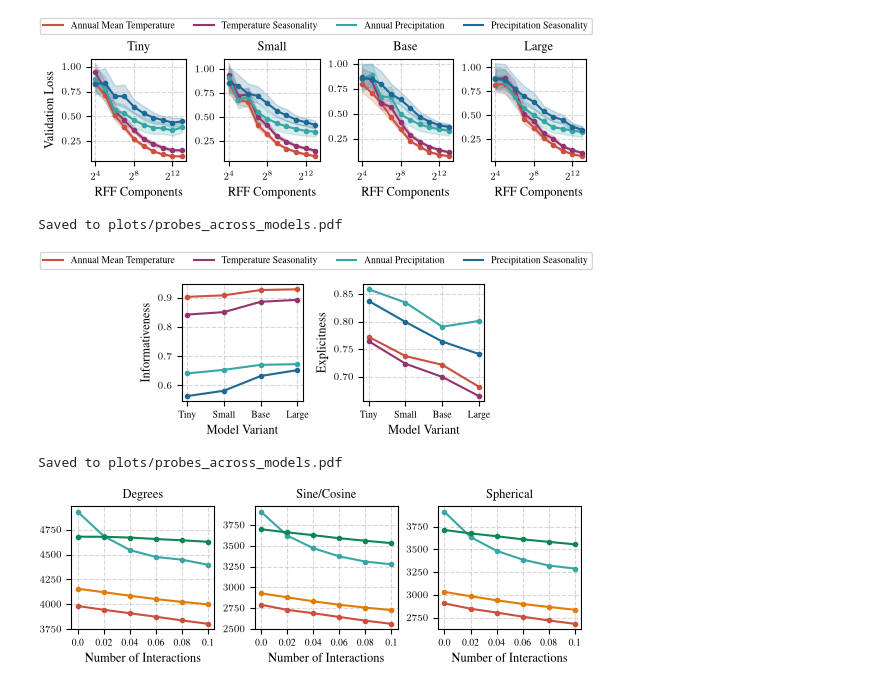
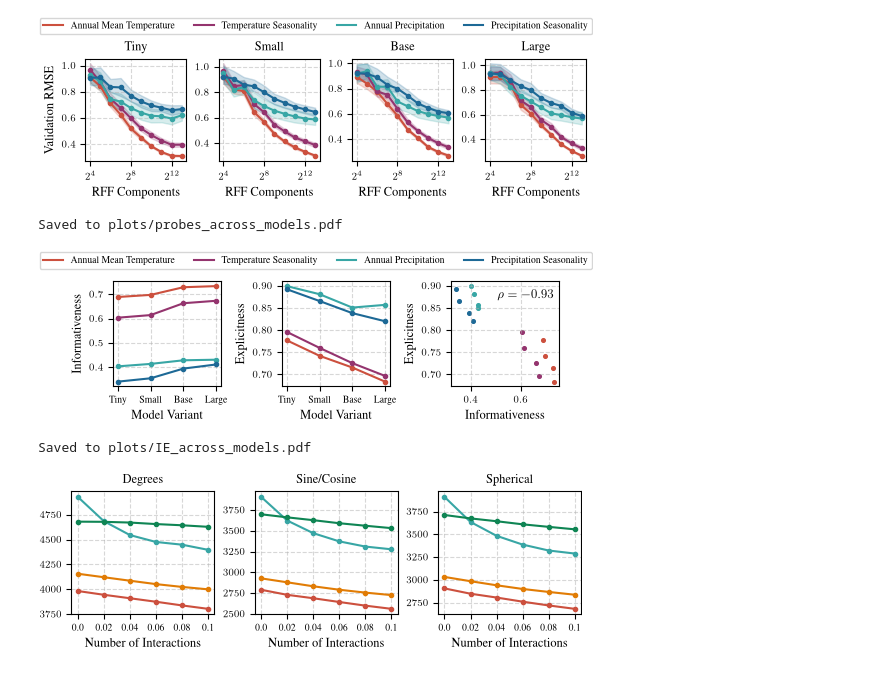
Before and after one commit to kdybek/terramind_probing, a Jupyter notebook: plots.ipynb, the cells around one changed output. Drawn from its saved outputs; the diff is of its cells as text; code cells hidden in the pictures.

```diff
--- a/plots.ipynb
+++ b/plots.ipynb
@@ -130,6 +130,7 @@ for ax, model in zip(axes, MODEL_NAMES, strict=True):
             assert len(sub_df) == NUM_FOLDS, f"Expected {NUM_FOLDS} folds, but got {len(sub_df)} for model={model}, rff_component_count={rff_component_count}, target={tgt}"
 
             scores = sub_df['val_loss'].values
+            scores = np.sqrt(scores)  # Convert MSE to RMSE
             mean, lower_ci, upper_ci = mean_bootstrap_ci(scores)
             means.append(mean)
             los.append(lower_ci)
@@ -142,7 +143,7 @@ for ax, model in zip(axes, MODEL_NAMES, strict=True):
     ax.set_xlabel("RFF Components")
     ax.set_title(MODEL_LABELS[model])
     ax.grid(True, linestyle="--", alpha=0.5)
-axes[0].set_ylabel("Validation Loss")
+axes[0].set_ylabel("Validation RMSE")
 
 fig.legend(handles=color_handles, loc="upper center", ncol=4, bbox_to_anchor=(0.5, 1.15))
 
@@ -150,7 +151,7 @@ plt.savefig("plots/probes_across_models.pdf", bbox_inches="tight")
 plt.show()
 print("\nSaved to plots/probes_across_models.pdf")
 # %% [output]
-[figure, old version]
+[figure, new version]
 Saved to plots/probes_across_models.pdf
 # %%
 import os
@@ -170,7 +171,7 @@ color_handles = [
 os.environ["PATH"] += os.pathsep + "/Library/TeX/texbin"
 
 plt.rcParams.update(bundles.neurips2024())
-plt.rcParams.update(figsizes.neurips2024(nrows=1, ncols=2, height_to_width_ratio=0.9, rel_width=0.65))
+plt.rcParams.update(figsizes.neurips2024(nrows=1, ncols=3, height_to_width_ratio=0.9, rel_width=0.9))
 plt.rcParams.update({
     "text.latex.preamble": r"\usepackage{times}\usepackage{amsmath}",
     "text.usetex": True,
@@ -189,8 +190,10 @@ def summarize(results, metric):
         aulcc = np.trapezoid(np.array(results) - best, dx=1)
         return 1 - aulcc / (len(results) - 1)
 
-fig, axes = plt.subplots(1, 2, sharey=False)
-for ax, metric in zip(axes, ["Informativeness", "Explicitness"], strict=True):
+cache = {}
+
+fig, axes = plt.subplots(1, 3, sharey=False)
+for ax, metric in zip(axes[:2], ["Informativeness", "Explicitness"], strict=True):
     for tgt in TARGET_NAMES:
         values = []
         for model in MODEL_NAMES:
@@ -201,37 +204,78 @@ for ax, metric in zip(axes, ["Informativeness", "Explicitness"], strict=True):
                 sub_df = df[
                     (df["model_name"] == model) &
                     (df["rff_component_count"] == rff_component_count) &
                     (df["target"] == tgt)
                 ]
 
                 assert len(sub_df) == NUM_FOLDS, f"Expected {NUM_FOLDS} folds, but got {len(sub_df)} for model={model}, rff_component_count={rff_component_count}, target={tgt}"
 
                 scores = sub_df['val_loss'].values
+                scores = np.sqrt(scores)  # Convert MSE to RMSE
                 mean, lower_ci, upper_ci = mean_bootstrap_ci(scores)
                 means.append(mean)
                 los.append(lower_ci)
                 his.append(upper_ci)
 
             value = summarize(means, metric)
             values.append(value)
+            cache[(model, tgt, metric)] = value
 
         x = np.arange(len(MODEL_NAMES))
         ax.plot(x, values, label=TARGET_LABELS[tgt], color=TARGET_COLORS[tgt], marker="o", markersize=MARKER_SIZE)
 
     ax.set_xticks(x)
     ax.set_xticklabels(MODEL_LABELS[model] for model in MODEL_NAMES)
     ax.set_xlabel("Model Variant")
     ax.set_ylabel(metric)
     ax.grid(True, linestyle="--", alpha=0.5)
 
+# last axis for the correlation between informativeness and explicitness
+ax = axes[2]
+
+x_vals = []
+y_vals = []
+
+for tgt in TARGET_NAMES:
+    for model in MODEL_NAMES:
+
+        informativeness = cache[(model, tgt, "Informativeness")]
+        explicitness = cache[(model, tgt, "Explicitness")]
+
+        x_vals.append(informativeness)
+        y_vals.append(explicitness)
+
+        ax.scatter(
+            informativeness,
+            explicitness,
+            color=TARGET_COLORS[tgt],
+            marker="o",
+            s=7
+        )
+
+ax.set_xlabel("Informativeness")
+ax.set_ylabel("Explicitness")
+
+ax.grid(True, linestyle="--", alpha=0.5)
+
+spearman_correlation = np.corrcoef(
+    x_vals,
+    y_vals
+)[0, 1]
+
+ax.annotate(
+    f"$\\rho = {spearman_correlation:.2f}$",
+    xy=(0.43, 0.84),
+    xycoords="axes fraction"
+)
+
 fig.legend(handles=color_handles, loc="upper center", ncol=4, bbox_to_anchor=(0.5, 1.2))
 
-plt.savefig("plots/probes_across_models.pdf", bbox_inches="tight")
+plt.savefig("plots/IE_across_models.pdf", bbox_inches="tight")
 plt.show()
-print("\nSaved to plots/probes_across_models.pdf")
+print("\nSaved to plots/IE_across_models.pdf")
 # %% [output]
-[figure, old version]
+[figure, new version]
-Saved to plots/probes_across_models.pdf
+Saved to plots/IE_across_models.pdf
 # %%
 import os
 import numpy as np
```
Also changed, not shown: 2 other files.
